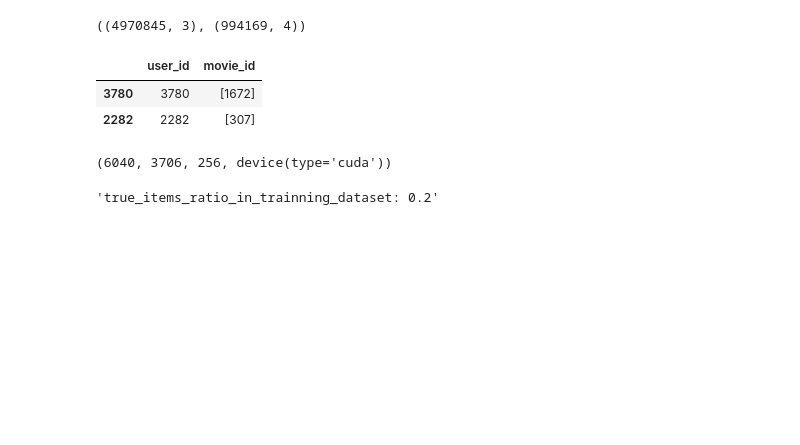
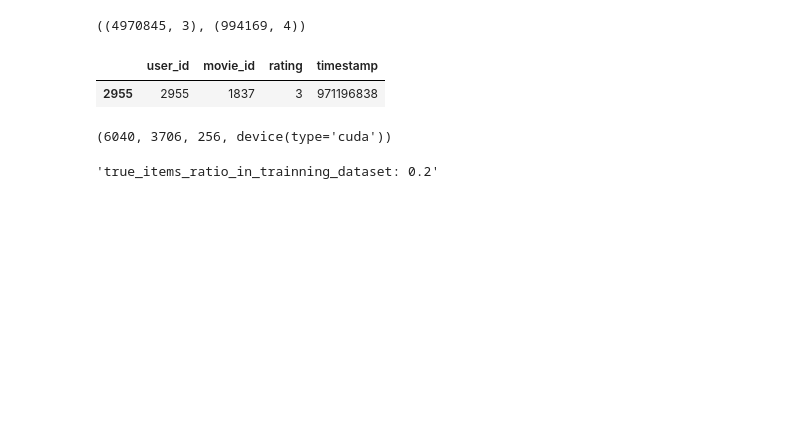
Before and after one commit to gabibu/recommendationsystems, a Jupyter notebook: exe3_solution.ipynb, the cells around one changed output. Drawn from its saved outputs; the diff is of its cells as text; code cells hidden in the pictures.

```diff
--- a/exe3_solution.ipynb
+++ b/exe3_solution.ipynb
@@ -325,13 +342,10 @@ train_dataset_df.shape, train_df.shape
 # %% [output]
 ((4970845, 3), (994169, 4))
 # %%
-test_user_movies_df = test_df.groupby('user_id')['movie_id'].apply(list).reset_index()
-
-test_user_movies_df
+test_df.sample(1)
 # %% [output]
-|  | user_id | movie_id |
-| 3780 | 3780 | [1672] |
-| 2282 | 2282 | [307] |
+|  | user_id | movie_id | rating | timestamp |
+| 2955 | 2955 | 1837 | 3 | 971196838 |
 # %%
 class DatasetLoader(Dataset):
 
```
Also changed, not shown: parts of 11 cells of this notebook.
